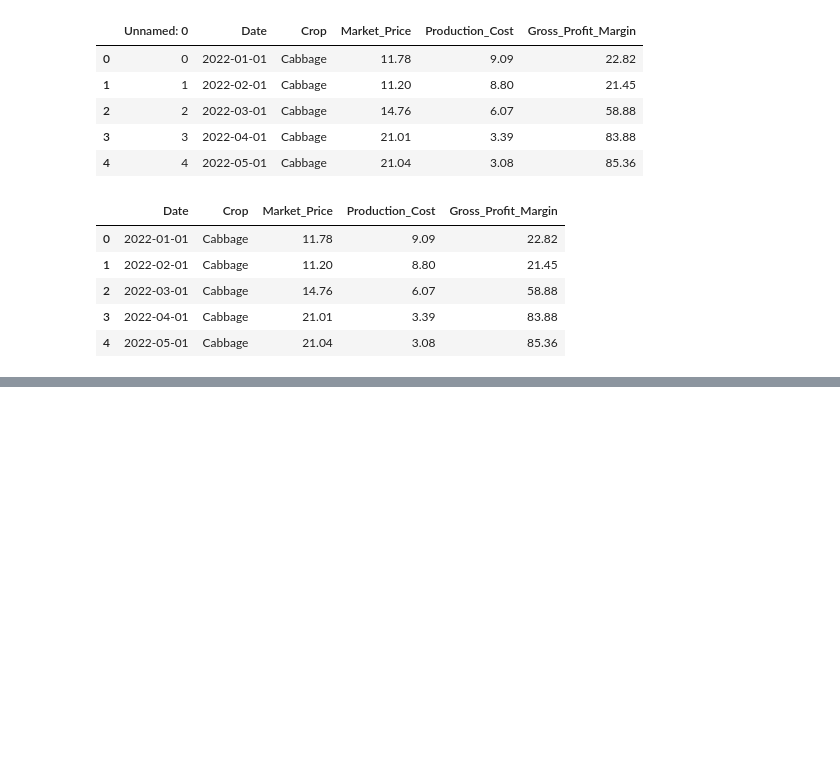
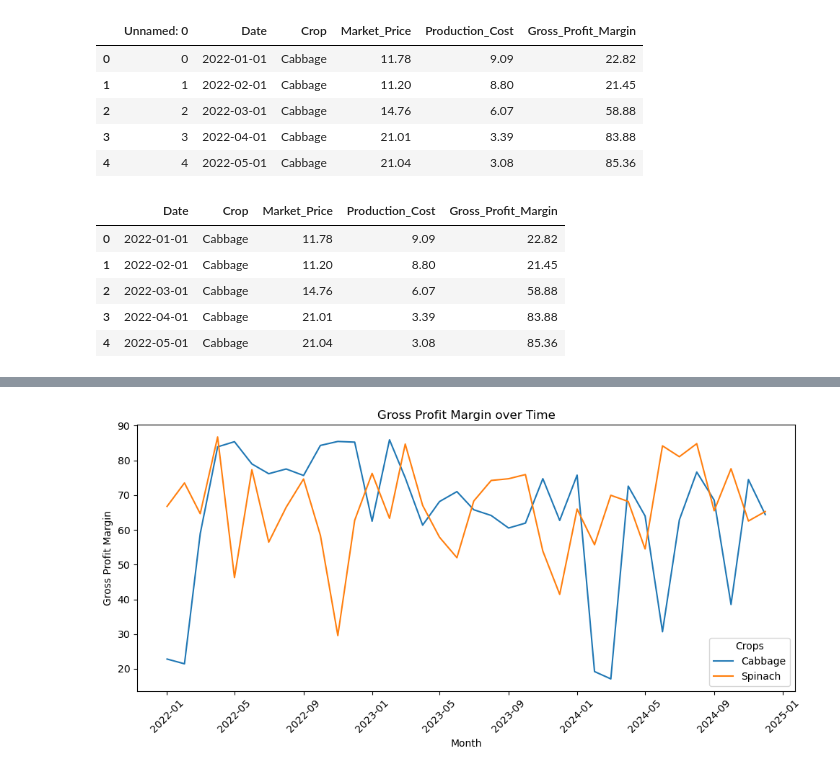
Before and after one commit to mrshelile/AgriVista, a Jupyter notebook: newMarketa.ipynb, the cells around one changed output, grey strips where cells are left out. Saved outputs shown, nothing was run; the diff lists cells and outputs as text; code cells hidden in the pictures; blank space fills up the shorter version.

```diff
--- a/newMarketa.ipynb
+++ b/newMarketa.ipynb
@@ -52,0 +74,20 @@ df.head(5)
+# %%
+import matplotlib.pyplot as plt
+
+# Plotting
+plt.figure(figsize=(10, 5))
+for crop in filtered_df['Crop'].unique():
+    crop_data = filtered_df[filtered_df['Crop'] == crop]
+    plt.plot(crop_data['Date'], crop_data['Gross_Profit_Margin'], label=crop)
+
+plt.title('Gross Profit Margin over Time')
+plt.xlabel('Month')
+plt.ylabel('Gross Profit Margin')
+plt.legend(title="Crops")
+plt.xticks(rotation=45)
+plt.tight_layout()
+
+# Show plot
+plt.show()
+# %% [output]
+[figure, added]
```
Also changed, not shown: parts of 68 cells of this notebook, 10 other files.
